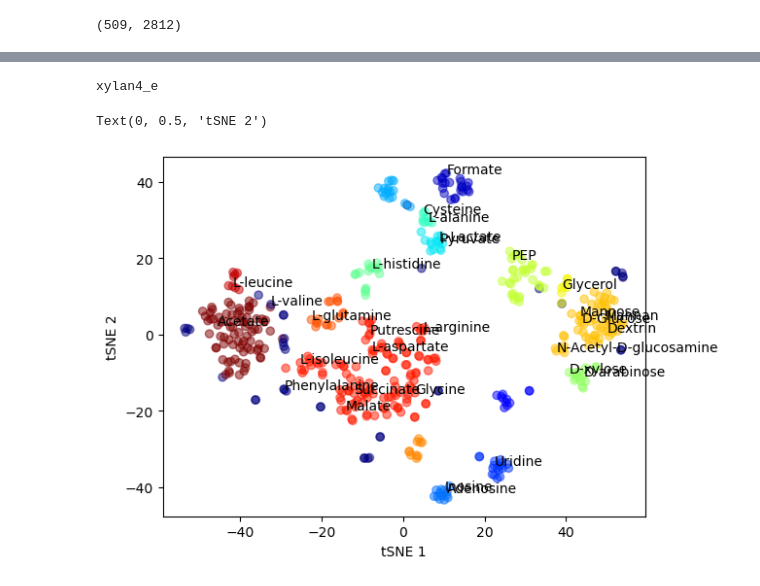
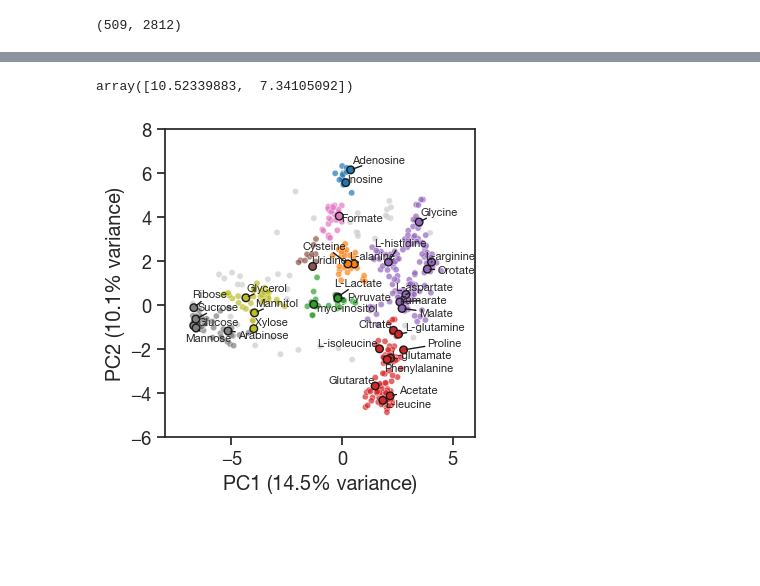
Before and after one commit to sulheim/coexistence, a Jupyter notebook: notebooks/1_growth_phenotyping/1B_choose_carbon_sources.ipynb, the cells around one changed output, grey strips where cells are left out. Drawn from its saved outputs; the diff is of its cells as text; code cells hidden in the pictures; blank space fills up the shorter version.

Commit message:
Plot selection of carbon sources

```diff
--- a/notebooks/1_growth_phenotyping/1B_choose_carbon_sources.ipynb
+++ b/notebooks/1_growth_phenotyping/1B_choose_carbon_sources.ipynb
@@ -7,3 +7,4 @@ from matplotlib import pyplot as plt
 from matplotlib.colors import LogNorm, Normalize
 import hdbscan
 from pathlib import Path
+sns.set(font_scale=1.2, style='ticks', font='Helvetica Neue')
@@ -129,6 +107,0 @@ df_sel = df_selected.loc[df_selected['Selection']!= 0, :]
-# %%
-met_index_dict = {}
-for i, r_id in enumerate(carbon_compounds):
-    r = model.reactions.get_by_id(r_id)
-    m, j = r.metabolites.popitem()
-    met_index_dict[m.id[:-2]] = i
@@ -160,23 +107,0 @@ xylan4_e
-# %%
-X_embedded = TSNE(n_components=2, learning_rate='auto',init='random', perplexity=15).fit_transform(bf2)
-# clustering = DBSCAN(eps=2, min_samples=2 ).fit(X_embedded)
-tsne_clust = hdbscan.HDBSCAN()
-tsne_clust.fit(X_embedded)
-plt.scatter(X_embedded[:,0], X_embedded[:,1], c = tsne_clust.labels_, cmap = 'jet', alpha = 0.5)
-len(np.unique(clustering.labels_))
-for i, row in df_sel.iterrows():
-    met = row['Metabolite ID']
-    try:
-        idx = met_index_dict[met]
-    except:
-        print(met)
-        pass
-    else:
-        plt.annotate(row['Metabolite'], (X_embedded[idx,0], X_embedded[idx,1]))
-
-plt.xlabel('tSNE 1')
-plt.ylabel('tSNE 2')
-# %% [output]
-xylan4_e
-Text(0, 0.5, 'tSNE 2')
-[figure, removed]
@@ -190,0 +111,42 @@ for r_id in carbon_compounds:
+# %%
+t_df = pd.DataFrame(t, columns = ['PC1', 'PC2'])
+t_df['Exchange'] = carbon_compounds
+for i, row in t_df.iterrows():
+    exch = row['Exchange']
+    met_name = met_index_dict.get(exch[3:-2], None)
+    t_df.at[i, 'Metabolite name'] = met_name
+# %%
+clusterer = hdbscan.HDBSCAN(min_samples=2, min_cluster_size=10, cluster_selection_epsilon = 0.4)
+clusterer.fit(t)
+t_df['Cluster'] = clusterer.labels_
+
+palette = sns.color_palette('tab10', n_colors = len(t_df['Cluster'].unique())-1)
+palette = [(0.8, 0.8, 0.8)] + palette # grey for noise
+hue_order = np.sort(t_df['Cluster'].unique())
+pca.explained_variance_
+# %% [output]
+array([10.52339883,  7.34105092])
+# %%
+from adjustText import adjust_text
+
+fig, ax = plt.subplots(figsize = (4, 4))
+sel_idx = t_df['Metabolite name'].notnull()
+sns.scatterplot(data = t_df.loc[~sel_idx], x = 'PC1', y = 'PC2', hue = 'Cluster',
+                hue_order = hue_order, palette = palette, ax = ax, alpha = 0.7, legend = False, s = 20)
+sns.scatterplot(data = t_df.loc[sel_idx], x = 'PC1', y = 'PC2', hue = 'Cluster',
+                hue_order = hue_order, palette = palette, ax = ax, alpha = 1, legend = False, s = 30, edgecolor = 'k', lw = 1)
+
+# Annotate metabolite names using adjustText
+texts = []
+for _, row in t_df.loc[sel_idx].iterrows():
+    texts.append(ax.text(row['PC1'], row['PC2'], row['Metabolite name'], fontsize=8, ha='left', va='bottom'))
+plt.xlim(-8, 6)
+plt.ylim(-6, 8)
+
+adjust_text(texts, ax=ax, arrowprops=dict(arrowstyle='-', color='k'))#, expand_points=(1.2, 1.2))
+plt.xlabel(f'PC1 ({pca.explained_variance_ratio_[0]*100:.1f}% variance)')
+plt.ylabel(f'PC2 ({pca.explained_variance_ratio_[1]*100:.1f}% variance)')
+plt.savefig(gp_folder / 'carbon_source_pca_clusters.pdf', dpi = 300, bbox_inches = 'tight')
+plt.show()
+# %% [output]
+[figure, added]
```
Also changed, not shown: parts of 37 cells of this notebook, 1 other file.
